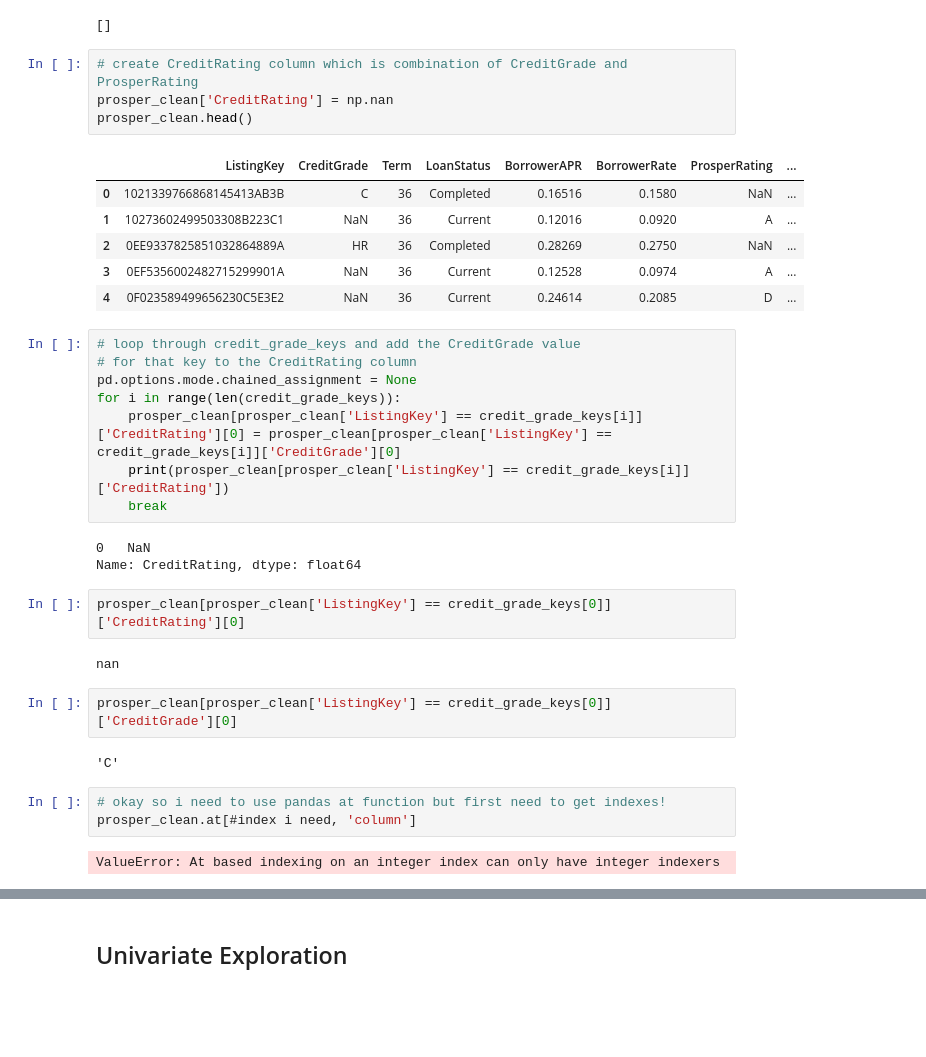
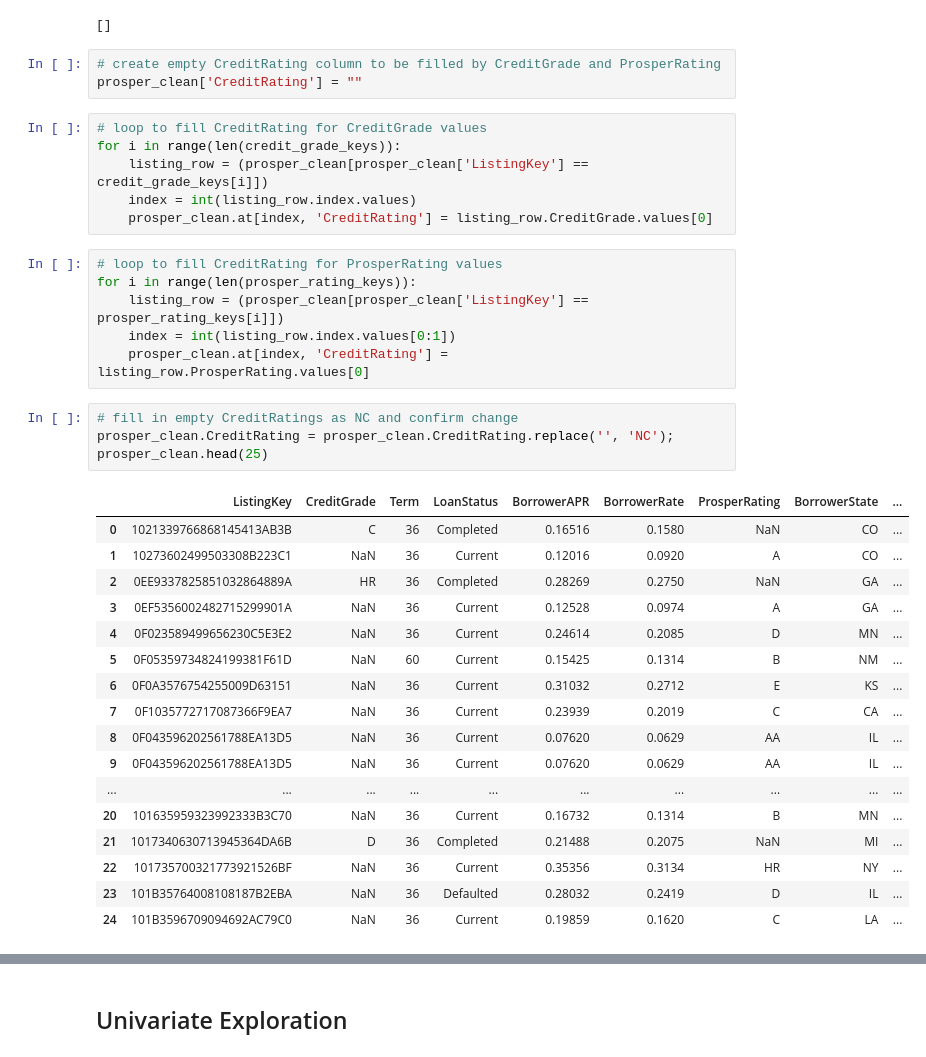
Before and after one commit to deepaksithu/Communicate_Data_Findings_Project, a Jupyter notebook: prosper_loan_data_analysis.ipynb, the cells around one changed output, grey strips where cells are left out. Drawn from its saved outputs; the diff is of its cells as text; blank space fills up the shorter version.

Commit message:
feat: Clean CreditRating

```diff
--- a/prosper_loan_data_analysis.ipynb
+++ b/prosper_loan_data_analysis.ipynb
@@ -153,37 +243,39 @@ double_rating_keys
 # %% [output]
 []
 # %%
-# create CreditRating column which is combination of CreditGrade and ProsperRating
-prosper_clean['CreditRating'] = np.nan
-prosper_clean.head()
+# create empty CreditRating column to be filled by CreditGrade and ProsperRating
+prosper_clean['CreditRating'] = ""
-# %% [output]
-|  | ListingKey | CreditGrade | Term | LoanStatus | BorrowerAPR | BorrowerRate | ProsperRating | ... |
-| 0 | 1021339766868145413AB3B | C | 36 | Completed | 0.16516 | 0.1580 | NaN | ... |
-| 1 | 10273602499503308B223C1 | NaN | 36 | Current | 0.12016 | 0.0920 | A | ... |
-| 2 | 0EE9337825851032864889A | HR | 36 | Completed | 0.28269 | 0.2750 | NaN | ... |
-| 3 | 0EF5356002482715299901A | NaN | 36 | Current | 0.12528 | 0.0974 | A | ... |
-| 4 | 0F023589499656230C5E3E2 | NaN | 36 | Current | 0.24614 | 0.2085 | D | ... |
-# %%
-# loop through credit_grade_keys and add the CreditGrade value
-# for that key to the CreditRating column
-pd.options.mode.chained_assignment = None
-for i in range(len(credit_grade_keys)):
-    prosper_clean[prosper_clean['ListingKey'] == credit_grade_keys[i]]['CreditRating'][0] = prosper_clean[prosper_clean['ListingKey'] == credit_grade_keys[i]]['CreditGrade'][0]
-    print(prosper_clean[prosper_clean['ListingKey'] == credit_grade_keys[i]]['CreditRating'])
-    break
-# %% [output]
-0   NaN
-Name: CreditRating, dtype: float64
-# %%
-prosper_clean[prosper_clean['ListingKey'] == credit_grade_keys[0]]['CreditRating'][0]
-# %% [output]
-nan
-# %%
-prosper_clean[prosper_clean['ListingKey'] == credit_grade_keys[0]]['CreditGrade'][0]
-# %% [output]
-'C'
-# %%
-# okay so i need to use pandas at function but first need to get indexes!
-prosper_clean.at[#index i need, 'column']
-# %% [output]
-ValueError: At based indexing on an integer index can only have integer indexers
+# %%
+# loop to fill CreditRating for CreditGrade values
+for i in range(len(credit_grade_keys)):
+    listing_row = (prosper_clean[prosper_clean['ListingKey'] == credit_grade_keys[i]])
+    index = int(listing_row.index.values)
+    prosper_clean.at[index, 'CreditRating'] = listing_row.CreditGrade.values[0]
+# %%
+# loop to fill CreditRating for ProsperRating values
+for i in range(len(prosper_rating_keys)):
+    listing_row = (prosper_clean[prosper_clean['ListingKey'] == prosper_rating_keys[i]])
+    index = int(listing_row.index.values[0:1])
+    prosper_clean.at[index, 'CreditRating'] = listing_row.ProsperRating.values[0]
+# %%
+# fill in empty CreditRatings as NC and confirm change
+prosper_clean.CreditRating = prosper_clean.CreditRating.replace('', 'NC');
+prosper_clean.head(25)
+# %% [output]
+|  | ListingKey | CreditGrade | Term | LoanStatus | BorrowerAPR | BorrowerRate | ProsperRating | BorrowerState | ... |
+| 0 | 1021339766868145413AB3B | C | 36 | Completed | 0.16516 | 0.1580 | NaN | CO | ... |
+| 1 | 10273602499503308B223C1 | NaN | 36 | Current | 0.12016 | 0.0920 | A | CO | ... |
+| 2 | 0EE9337825851032864889A | HR | 36 | Completed | 0.28269 | 0.2750 | NaN | GA | ... |
+| 3 | 0EF5356002482715299901A | NaN | 36 | Current | 0.12528 | 0.0974 | A | GA | ... |
+| 4 | 0F023589499656230C5E3E2 | NaN | 36 | Current | 0.24614 | 0.2085 | D | MN | ... |
+| 5 | 0F05359734824199381F61D | NaN | 60 | Current | 0.15425 | 0.1314 | B | NM | ... |
+| 6 | 0F0A3576754255009D63151 | NaN | 36 | Current | 0.31032 | 0.2712 | E | KS | ... |
+| 7 | 0F1035772717087366F9EA7 | NaN | 36 | Current | 0.23939 | 0.2019 | C | CA | ... |
+| 8 | 0F043596202561788EA13D5 | NaN | 36 | Current | 0.07620 | 0.0629 | AA | IL | ... |
+| 9 | 0F043596202561788EA13D5 | NaN | 36 | Current | 0.07620 | 0.0629 | AA | IL | ... |
+| ... | ... | ... | ... | ... | ... | ... | ... | ... | ... |
+| 20 | 101635959323992333B3C70 | NaN | 36 | Current | 0.16732 | 0.1314 | B | MN | ... |
+| 21 | 1017340630713945364DA6B | D | 36 | Completed | 0.21488 | 0.2075 | NaN | MI | ... |
+| 22 | 101735700321773921526BF | NaN | 36 | Current | 0.35356 | 0.3134 | HR | NY | ... |
+| 23 | 101B35764008108187B2EBA | NaN | 36 | Defaulted | 0.28032 | 0.2419 | D | IL | ... |
+| 24 | 101B3596709094692AC79C0 | NaN | 36 | Current | 0.19859 | 0.1620 | C | LA | ... |
```
Also changed, not shown: parts of 20 cells of this notebook.
